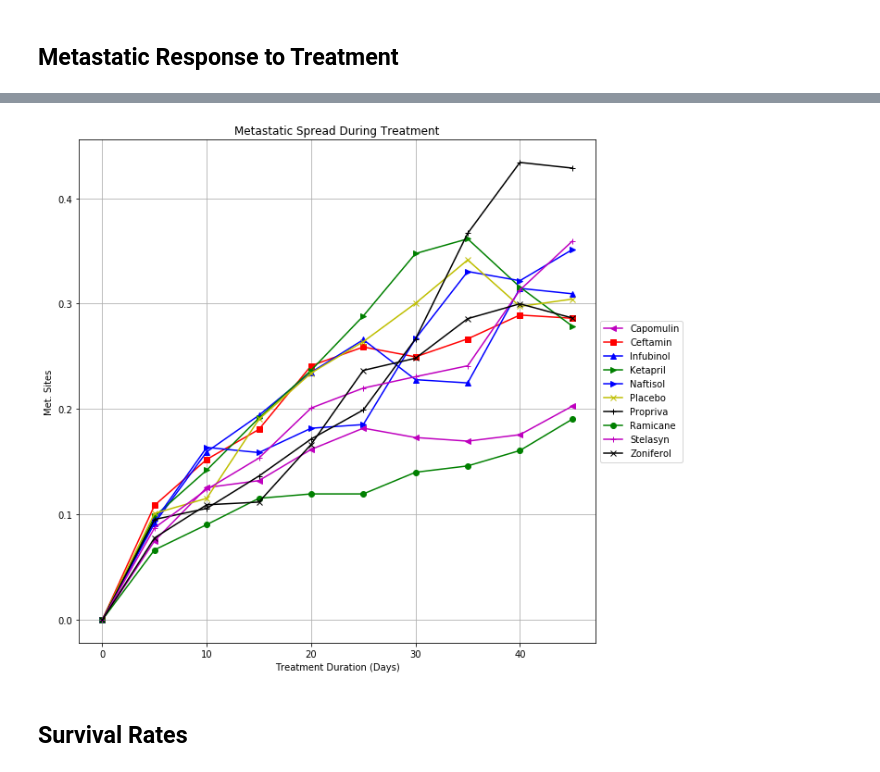
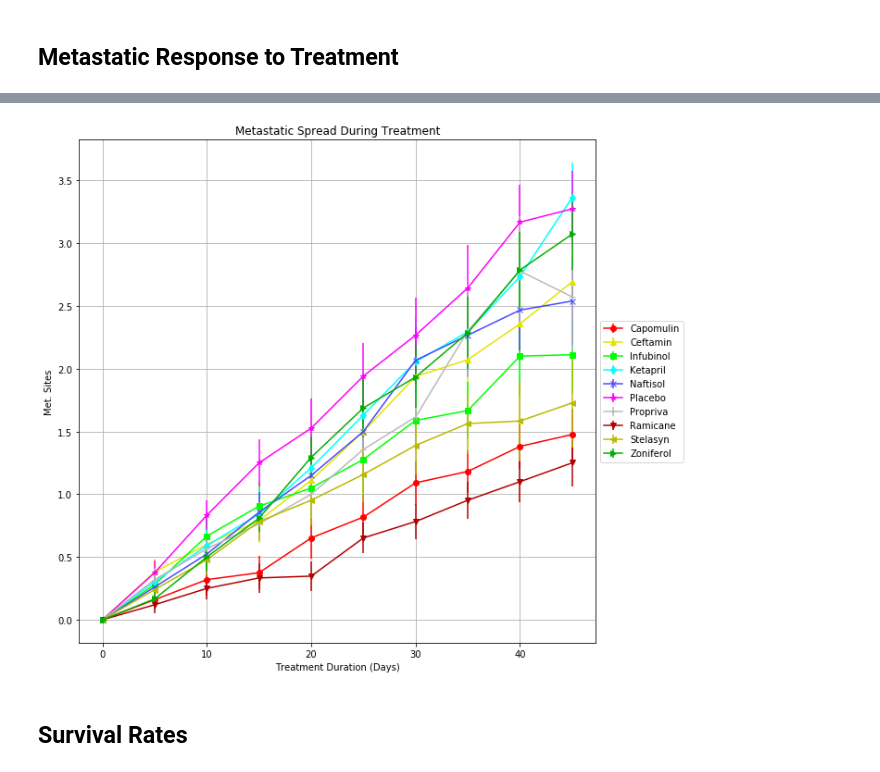
Before and after one commit to phamkdaniel/Pymaceuticals, a Jupyter notebook: pymaceuticals_starter.ipynb, the cells around one changed output, grey strips where cells are left out. Drawn from its saved outputs; the diff is of its cells as text; code cells hidden in the pictures.

Commit message:
update ipynb, add images

```diff
--- a/pymaceuticals_starter.ipynb
+++ b/pymaceuticals_starter.ipynb
@@ -110 +89,9 @@ tumor_summary_df
+# %%
+# create drugs and timepoint lists
+drugs = clinic_mouse_df.sort_values("Drug")["Drug"].unique()
+timepoint = [x for x in np.arange(0, 50, step=5)]
+
+# set markers and colors
+mkrs = ["o", "^", "s", "d", "x", "*", "+", "v", "<", ">"]
+clrs = ["#ff0000", "#e4e400", "#00ff00", "#00ffff", "#4949ff", "#ff00ff", "#bababa", "#b00000", "#baba00", "#00b000"]
 # %%
@@ -153,7 +136,7 @@ mean_meta_sites = group_df["Metastatic Sites"].mean()
 
 
 # Convert to DataFrame
-meta_sites_df = mean_meta_sites.to_frame()
+meta_sites_df = mean_meta_sites.reset_index()
 
 
 # Preview DataFrame
@@ -172,7 +154,7 @@ meta_sterr = group_df["Metastatic Sites"].sem()
 
 
 # Convert to DataFrame
-meta_sterr_df = meta_sterr.to_frame()
+meta_sterr_df = meta_sterr.reset_index()
 
 
 # Preview DataFrame
@@ -219,0 +169,6 @@ meta_summary_df
+# %%
+# Minor Data Munging to Re-Format the Data Frames
+meta_summary_df = meta_sites_df.pivot(index="Timepoint", columns="Drug", values="Metastatic Sites")
+
+# preview DataFrame
+meta_summary_df
@@ -220,44 +188,37 @@ meta_summary_df
 # %%
 # set figsize
-plt.figure(figsize=(10,10))
+fig, ax = plt.subplots(figsize=(10, 10))
 
 
-
-# plt.plot(x_axis, meta_summary_df["Capomulin"], color="r", marker="o", label="Capomulin")
-# plt.plot(x_axis, meta_summary_df["Infubinol"], color="b", marker="^", label="Infubinol")
-# plt.plot(x_axis, meta_summary_df["Ketapril"], color="g", marker="s", label="Ketapril")
-# plt.plot(x_axis, meta_summary_df["Placebo"], color="k", marker="d", label="Placebo")
-
-
-
-# Generate the Plot (with Error Bars)
-# plot metastatic spread for all drugs
-for drug in drugs:
-    plt.plot(timepoint, meta_summary_df[drug], color=random.choice(clrs), marker=random.choice(mkrs), label=drug)
+# plot metastatic spread for all drugs (with Error Bars)
+for i in range(len(drugs)):
+    err_data = meta_sterr_df.loc[meta_sterr_df["Drug"]==drugs[i], "Metastatic Sites"]
+    ax.errorbar(timepoint, meta_summary_df[drugs[i]], yerr=err_data,
+                    color=clrs[i], marker=mkrs[i], label=drugs[i])
 
 
 # set title and labels
 plt.title("Metastatic Spread During Treatment")
 plt.xlabel("Treatment Duration (Days)")
 plt.ylabel("Met. Sites")
 
 
 # create and place legend
 plt.legend(loc="center left", bbox_to_anchor=(1, 0.5))
 
 
 # set grid
 plt.grid()
 
 
 # save figure
-# plt.savefig("meta_spread.png")
+plt.savefig("meta_spread.png")
 
 
 # show figure
 plt.show()
 # %% [output]
-[figure, old version]
+[figure, new version]
 # %% [markdown]
 ## Survival Rates
 # %%
```
Also changed, not shown: parts of 20 cells of this notebook, 4 other files.
